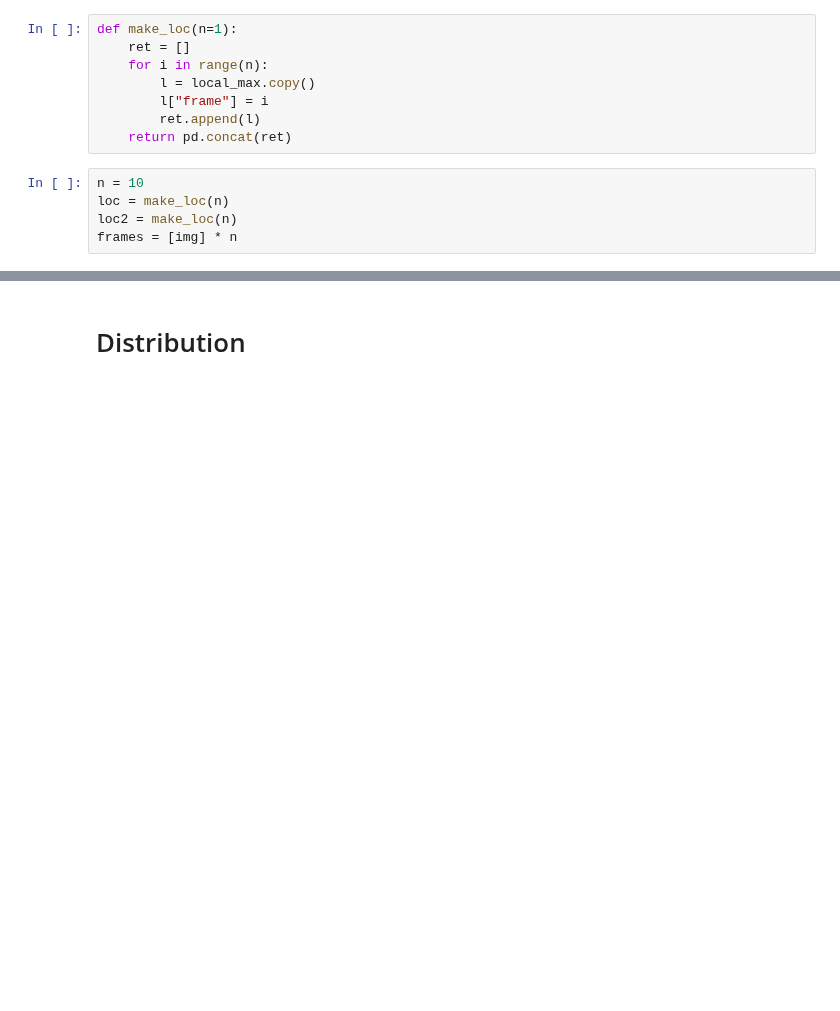
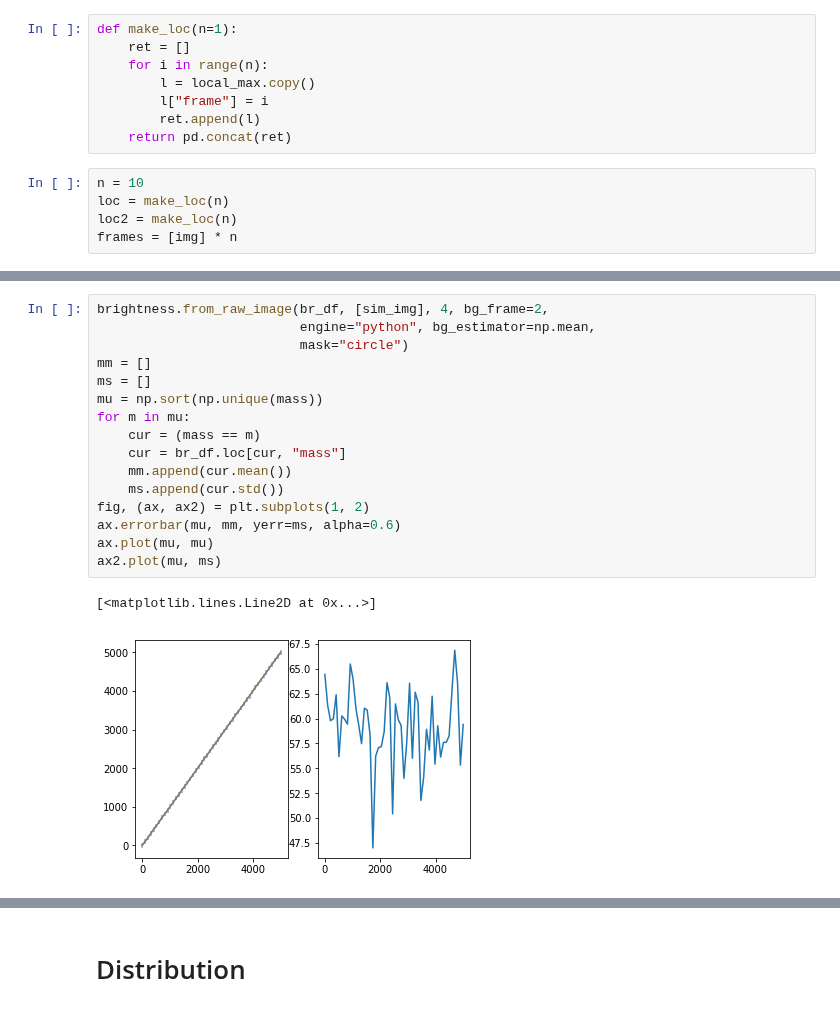
Before and after one commit to schuetzgroup/sdt-python, a Jupyter notebook: profile/brightness.ipynb, the cells around one changed output, grey strips where cells are left out. Cells and saved outputs as stored; diff of their text form; blank space fills up the shorter version.

Commit message:
Update profile/brightness.ipynb
This was used to develop the most recent (Feb. 2018) changes.

```diff
--- a/profile/brightness.ipynb
+++ b/profile/brightness.ipynb
@@ -86,0 +80,19 @@ Line #      Hits         Time  Per Hit   % Time  Line Contents
+# %%
+brightness.from_raw_image(br_df, [sim_img], 4, bg_frame=2,
+                          engine="python", bg_estimator=np.mean,
+                          mask="circle")
+mm = []
+ms = []
+mu = np.sort(np.unique(mass))
+for m in mu:
+    cur = (mass == m)
+    cur = br_df.loc[cur, "mass"]
+    mm.append(cur.mean())
+    ms.append(cur.std())
+fig, (ax, ax2) = plt.subplots(1, 2)
+ax.errorbar(mu, mm, yerr=ms, alpha=0.6)
+ax.plot(mu, mu)
+ax2.plot(mu, ms)
+# %% [output]
+[<matplotlib.lines.Line2D at 0x...>]
+[figure, added]
```
Also changed, not shown: parts of 48 cells of this notebook.
